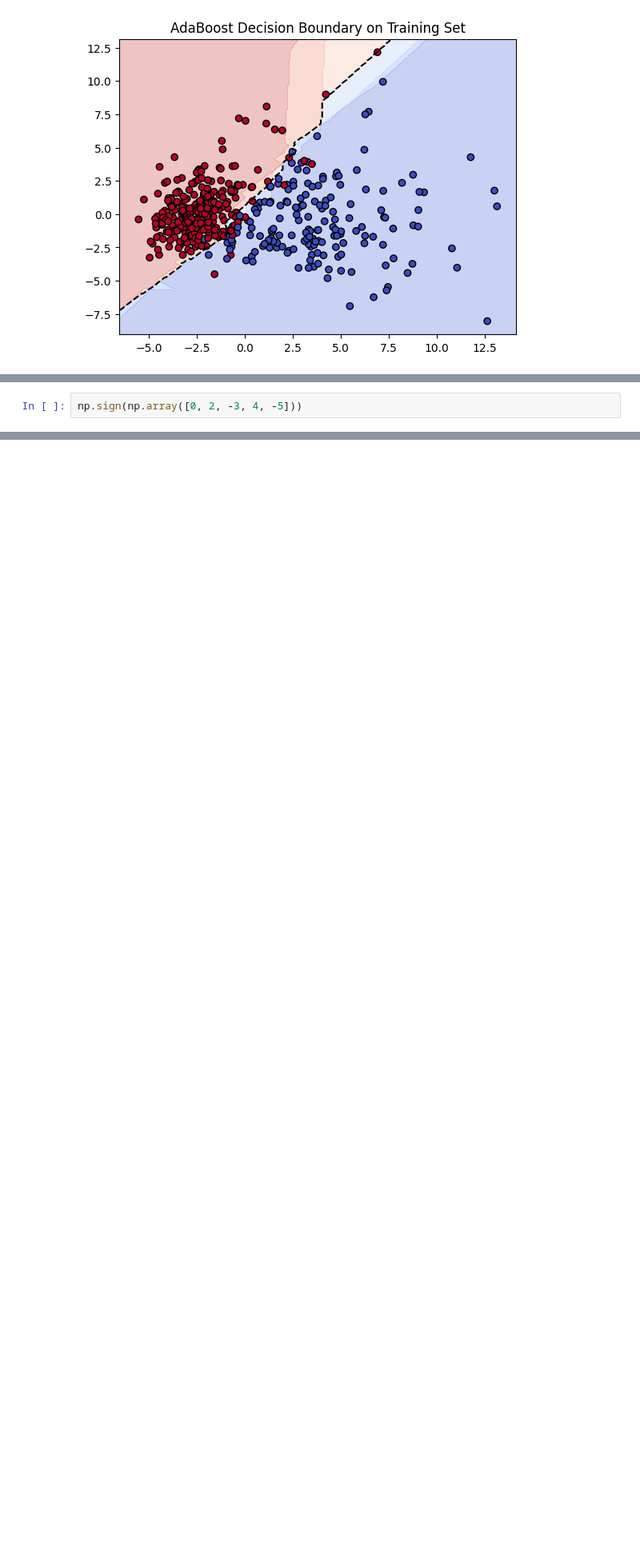
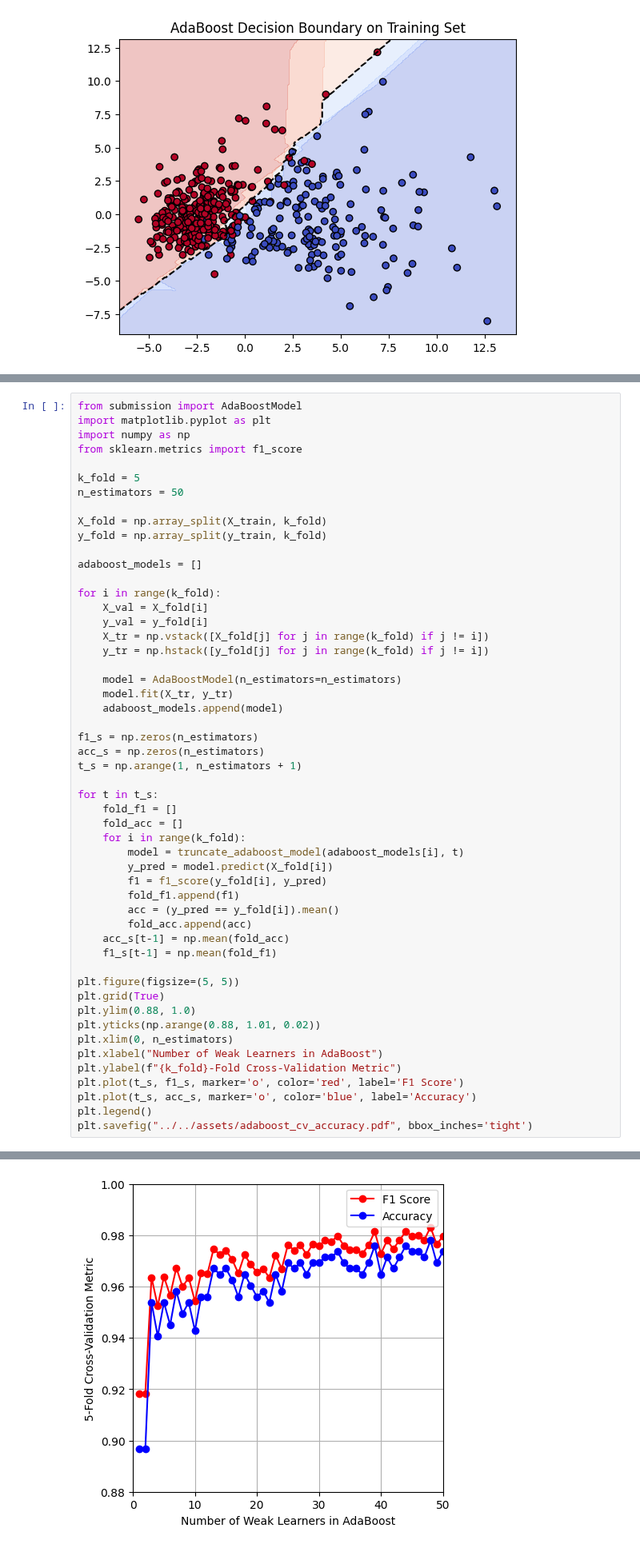
Before and after one commit to xinchengo/USTC-AI3002-25fall, a Jupyter notebook: LABs/LAB3/Ensemble_learning/code/visualize.ipynb, the cells around one changed output, grey strips where cells are left out. Shown at 80% size. Drawn from its saved outputs; the diff is of its cells as text; blank space fills up the shorter version.

```diff
--- a/LABs/LAB3/Ensemble_learning/code/visualize.ipynb
+++ b/LABs/LAB3/Ensemble_learning/code/visualize.ipynb
@@ -142,3 +169,53 @@ for i, n in enumerate(num_models):
 # %%
-np.sign(np.array([0, 2, -3, 4, -5]))
+from submission import AdaBoostModel
+import matplotlib.pyplot as plt
+import numpy as np
+from sklearn.metrics import f1_score
+
+k_fold = 5
+n_estimators = 50
+
+X_fold = np.array_split(X_train, k_fold)
+y_fold = np.array_split(y_train, k_fold)
+
+adaboost_models = []
+
+for i in range(k_fold):
+    X_val = X_fold[i]
+    y_val = y_fold[i]
+    X_tr = np.vstack([X_fold[j] for j in range(k_fold) if j != i])
+    y_tr = np.hstack([y_fold[j] for j in range(k_fold) if j != i])
+
+    model = AdaBoostModel(n_estimators=n_estimators)
+    model.fit(X_tr, y_tr)
+    adaboost_models.append(model)
+
+f1_s = np.zeros(n_estimators)
+acc_s = np.zeros(n_estimators)
+t_s = np.arange(1, n_estimators + 1)
+
+for t in t_s:
+    fold_f1 = []
+    fold_acc = []
+    for i in range(k_fold):
+        model = truncate_adaboost_model(adaboost_models[i], t)
+        y_pred = model.predict(X_fold[i])
+        f1 = f1_score(y_fold[i], y_pred)
+        fold_f1.append(f1)
+        acc = (y_pred == y_fold[i]).mean()
+        fold_acc.append(acc)
+    acc_s[t-1] = np.mean(fold_acc)
+    f1_s[t-1] = np.mean(fold_f1)
+
+plt.figure(figsize=(5, 5))
+plt.grid(True)
+plt.ylim(0.88, 1.0)
+plt.yticks(np.arange(0.88, 1.01, 0.02))
+plt.xlim(0, n_estimators)
+plt.xlabel("Number of Weak Learners in AdaBoost")
+plt.ylabel(f"{k_fold}-Fold Cross-Validation Metric")
+plt.plot(t_s, f1_s, marker='o', color='red', label='F1 Score')
+plt.plot(t_s, acc_s, marker='o', color='blue', label='Accuracy')
+plt.legend()
+plt.savefig("../../assets/adaboost_cv_accuracy.pdf", bbox_inches='tight')
 # %% [output]
@@ -145,0 +222 @@ array([ 0,  1, -1,  1, -1])
+[figure, added]
```
Also changed, not shown: parts of 9 cells of this notebook, 17 other files.
